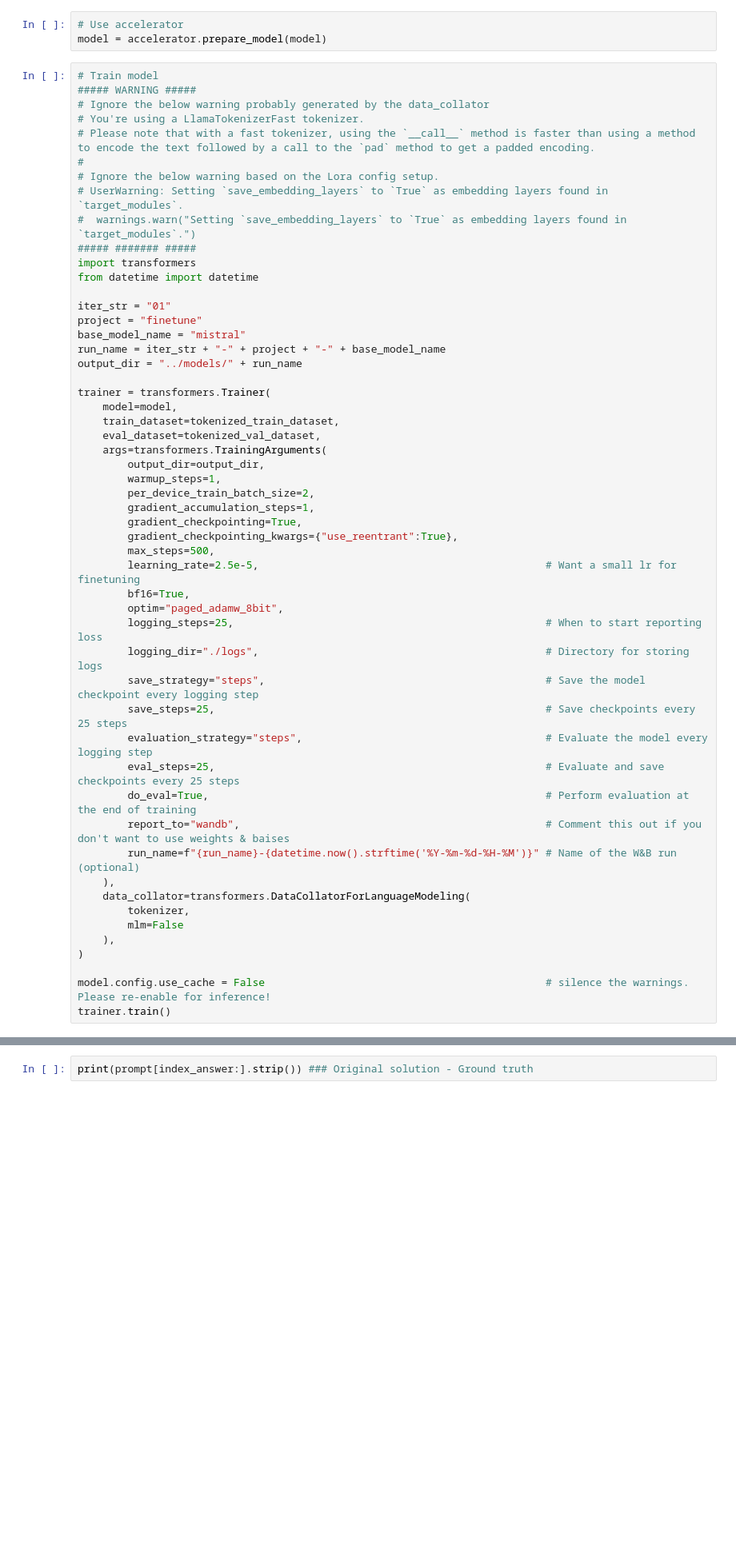
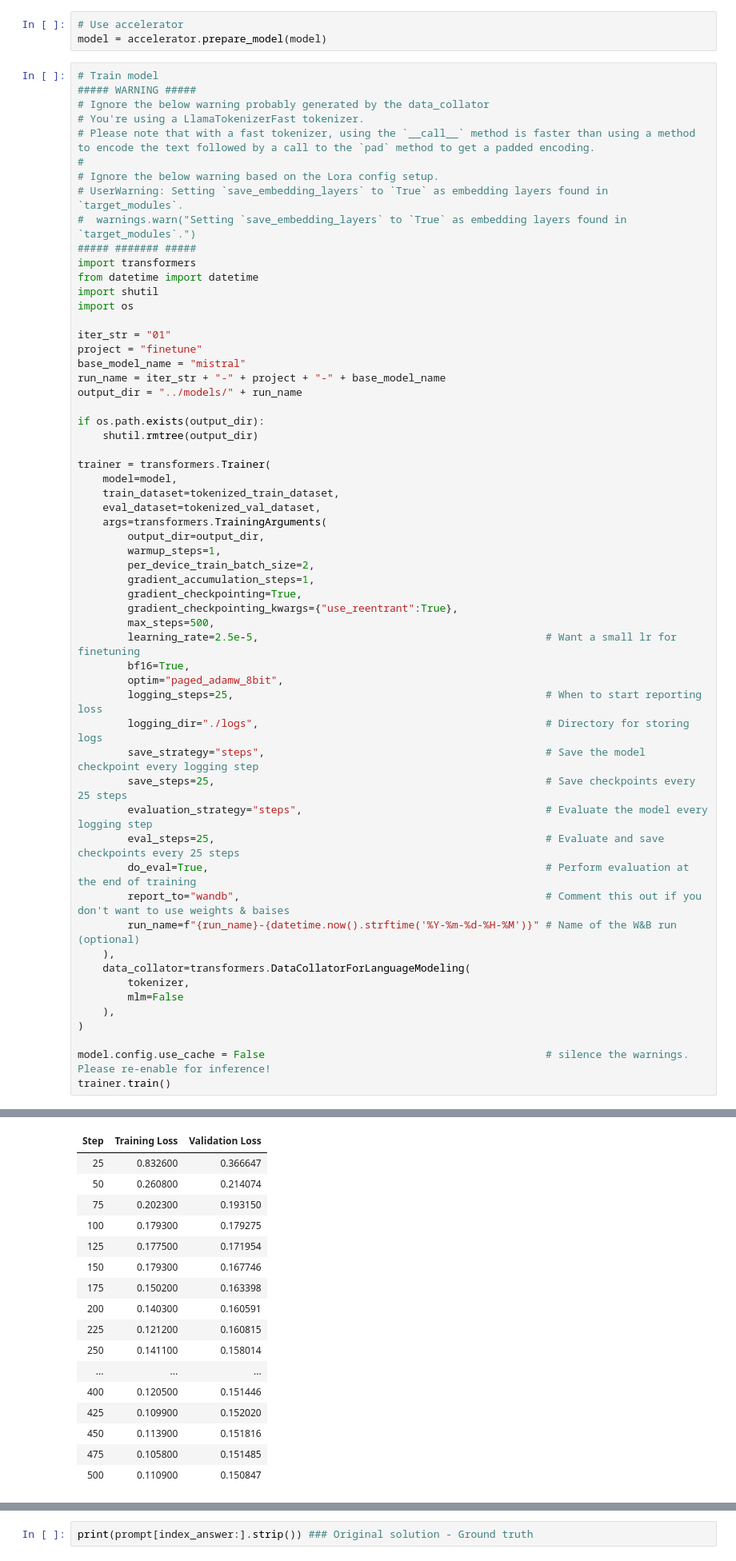
Before and after one commit to nayan4qmul/LLM_CRM_PERSO, a Jupyter notebook: scripts/01_finetune_mistral.ipynb, the cells around one changed output, grey strips where cells are left out. Shown: that part at 80% size. Saved outputs shown, nothing was run; the diff lists cells and outputs as text; blank space fills up the shorter version.

Commit message:
handle existing checkpoint paths

```diff
--- a/scripts/01_finetune_mistral.ipynb
+++ b/scripts/01_finetune_mistral.ipynb
@@ -385,12 +399,17 @@ model = accelerator.prepare_model(model)
 ##### ####### #####
 import transformers
 from datetime import datetime
+import shutil
+import os
 
 iter_str = "01"
 project = "finetune"
 base_model_name = "mistral"
 run_name = iter_str + "-" + project + "-" + base_model_name
 output_dir = "../models/" + run_name
+
+if os.path.exists(output_dir):
+    shutil.rmtree(output_dir)
 
 trainer = transformers.Trainer(
     model=model,
@@ -435,0 +450,17 @@ You're using a LlamaTokenizerFast tokenizer. Please note that with a fast tokeni
+| Step | Training Loss | Validation Loss |
+| 25 | 0.832600 | 0.366647 |
+| 50 | 0.260800 | 0.214074 |
+| 75 | 0.202300 | 0.193150 |
+| 100 | 0.179300 | 0.179275 |
+| 125 | 0.177500 | 0.171954 |
+| 150 | 0.179300 | 0.167746 |
+| 175 | 0.150200 | 0.163398 |
+| 200 | 0.140300 | 0.160591 |
+| 225 | 0.121200 | 0.160815 |
+| 250 | 0.141100 | 0.158014 |
+| ... | ... | ... |
+| 400 | 0.120500 | 0.151446 |
+| 425 | 0.109900 | 0.152020 |
+| 450 | 0.113900 | 0.151816 |
+| 475 | 0.105800 | 0.151485 |
+| 500 | 0.110900 | 0.150847 |
```
Also changed, not shown: parts of 5 cells of this notebook, 1 other file.
